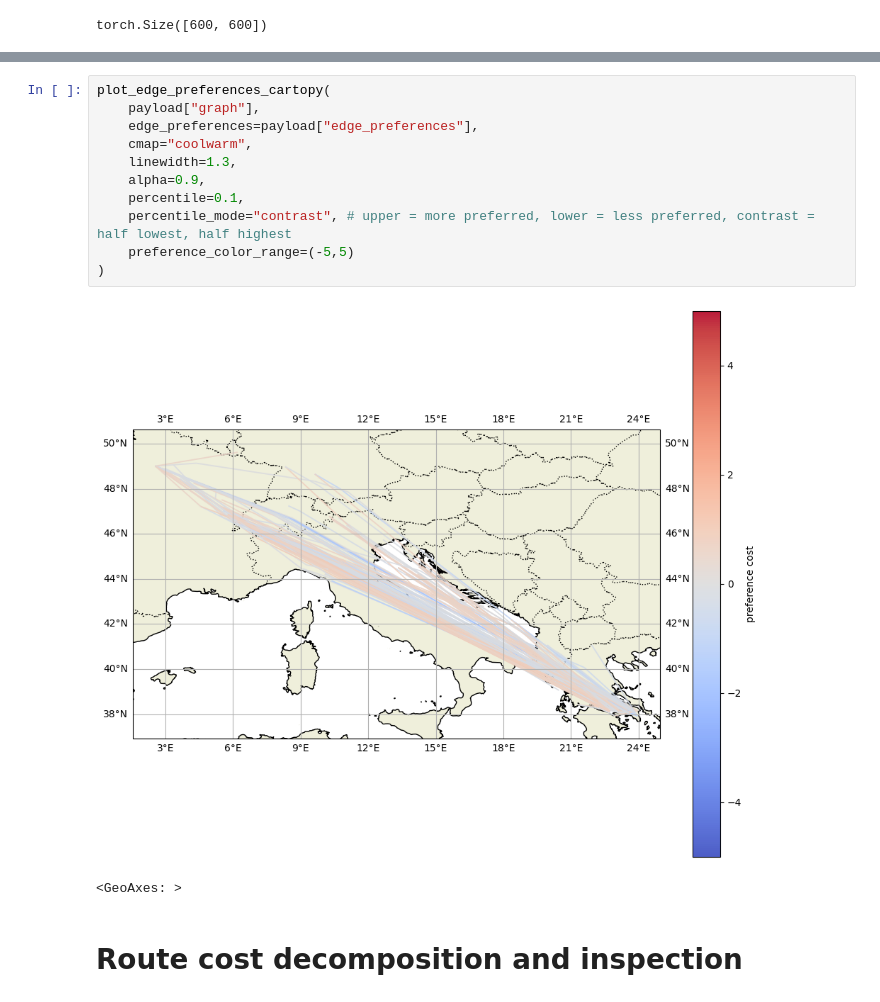
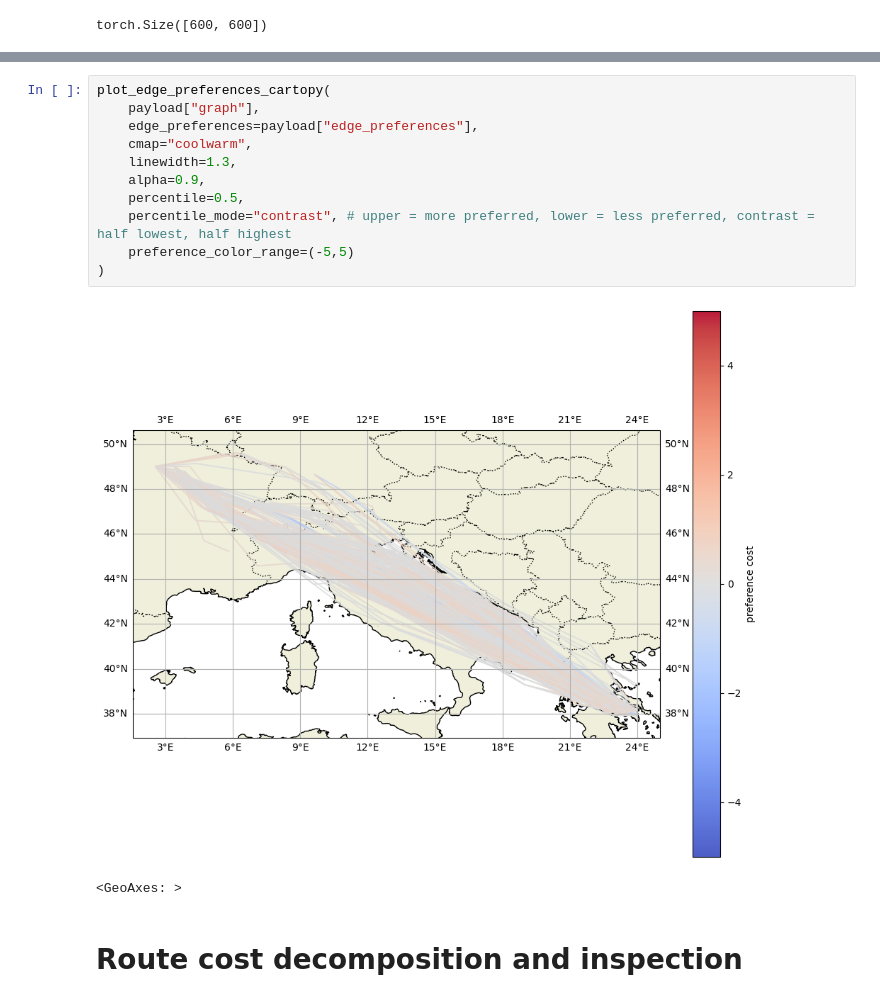
Before and after one commit to thinhhoang95/project-equinox, a Jupyter notebook: src/equinox/posttrain/checkpoint_interpret.ipynb, the cells around one changed output, grey strips where cells are left out. Drawn from its saved outputs; the diff is of its cells as text.

```diff
--- a/src/equinox/posttrain/checkpoint_interpret.ipynb
+++ b/src/equinox/posttrain/checkpoint_interpret.ipynb
@@ -117,16 +117,16 @@ Loading route graph from /Volumes/CrucialX/project-equinox/data/cases/LGAV_LFPG/
 # %%
 plot_edge_preferences_cartopy(
     payload["graph"],
     edge_preferences=payload["edge_preferences"],
     cmap="coolwarm",
     linewidth=1.3,
     alpha=0.9,
-    percentile=0.1,
+    percentile=0.5,
     percentile_mode="contrast", # upper = more preferred, lower = less preferred, contrast = half lowest, half highest
     preference_color_range=(-5,5)
 )
 # %% [output]
-[figure, old version]
+[figure, new version]
 <GeoAxes: >
 # %% [markdown]
 # Route cost decomposition and inspection
```
Also changed, not shown: parts of 1 cell of this notebook, 8 other files.
